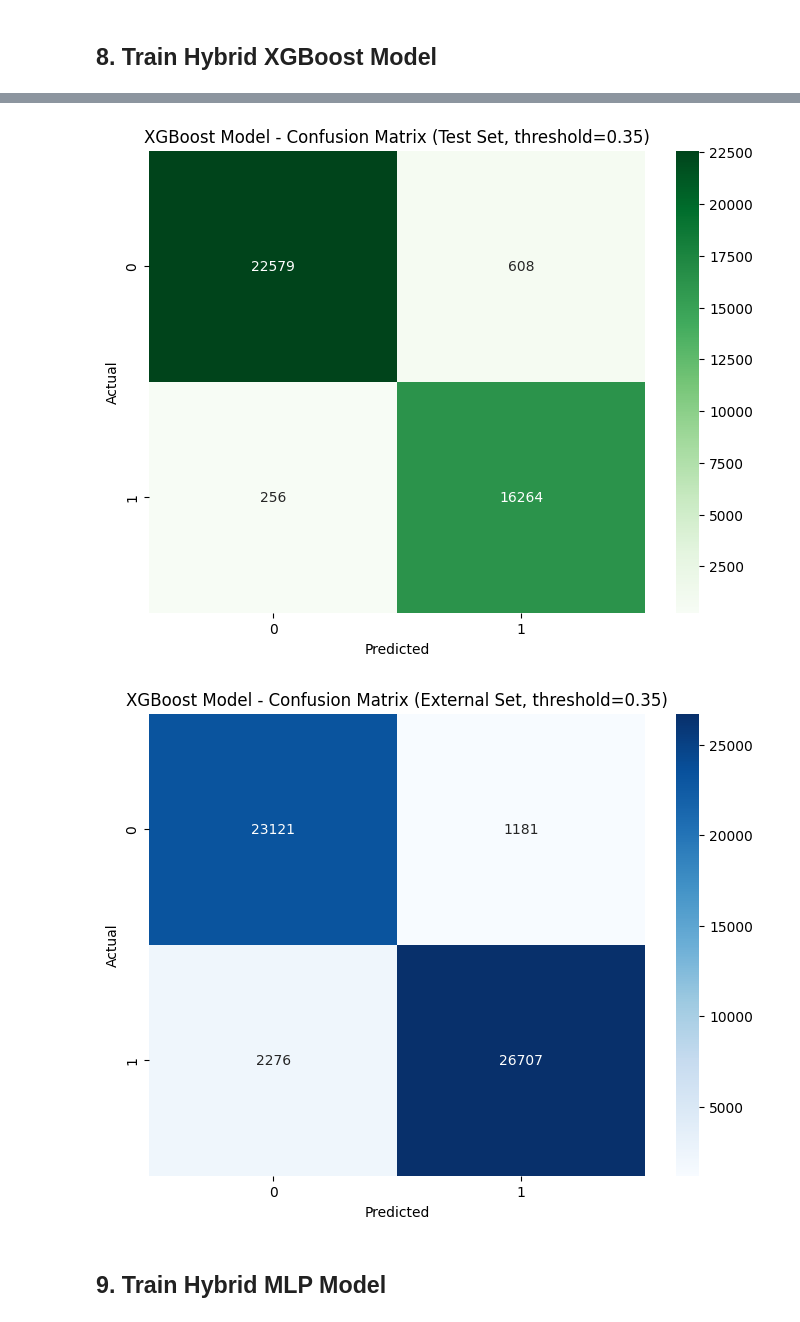
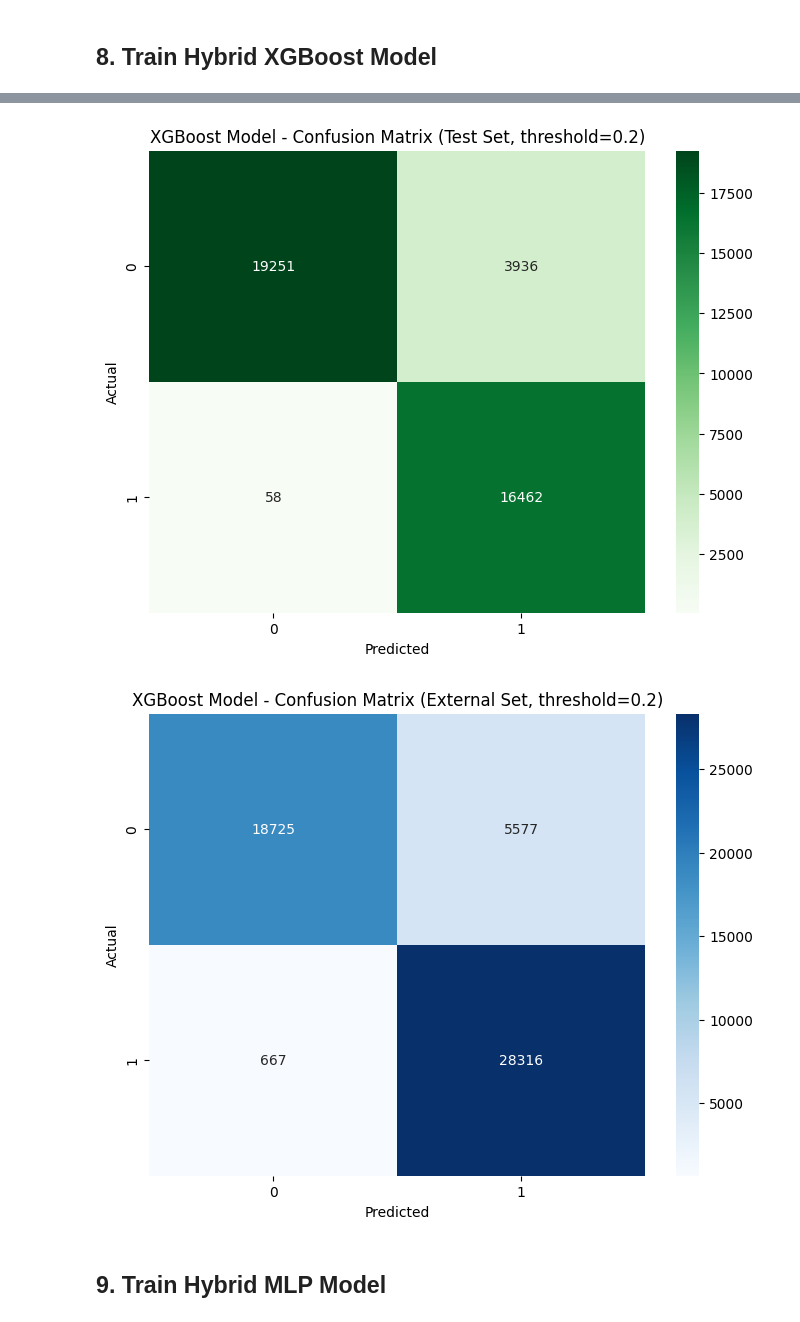
Before and after one commit to Latandu/PhishStop, a Jupyter notebook: app/models/train_models_with_wandb.ipynb, the cells around one changed output, grey strips where cells are left out. Drawn from its saved outputs; the diff is of its cells as text; code cells hidden in the pictures.

```diff
--- a/app/models/train_models_with_wandb.ipynb
+++ b/app/models/train_models_with_wandb.ipynb
@@ -492,9 +501,7 @@ print(f"Combined feature shape: {X_xgb_train.shape}")
 print(f"  Full embeddings: {X_emb_train.shape[1]}")
 print(f"  Engineered features: {features_train.shape[1]}")
 
-# AGGRESSIVE: Calculate scale_pos_weight to penalize False Negatives
-scale_pos_weight = config['class_weight_ratio']
-print(f"\n Using scale_pos_weight: {scale_pos_weight} (penalizes missing phishing emails)")
+scale_pos_weight = config['xgb_scale_pos_weight']
 
 # Train XGBoost with WandB callback
 xgb_clf = xgb.XGBClassifier(
@@ -504,7 +511,7 @@ xgb_clf = xgb.XGBClassifier(
     min_child_weight=config["xgb_min_child_weight"],
     subsample=config["xgb_subsample"],
     colsample_bytree=config["xgb_colsample_bytree"],
-    scale_pos_weight=scale_pos_weight,  # AGGRESSIVE: Penalize False Negatives
+    scale_pos_weight=scale_pos_weight,
     random_state=config["random_seed"],
     eval_metric=["logloss", "auc"],
     early_stopping_rounds=config["xgb_early_stopping"],
@@ -518,13 +525,12 @@ xgb_clf.fit(
     verbose=10
 )
 
-# AGGRESSIVE: Use lower threshold for phishing classification
-phishing_threshold = config['phishing_threshold']
-print(f"\n Using phishing threshold: {phishing_threshold} (default is 0.5)")
+phishing_threshold = config['xgb_threshold']
+print(f"\nUsing threshold: {phishing_threshold}")
 
 # Evaluate on test set
 y_proba_test_xgb = xgb_clf.predict_proba(X_xgb_test)[:, 1]
-y_pred_test_xgb = (y_proba_test_xgb >= phishing_threshold).astype(int)  # AGGRESSIVE threshold
+y_pred_test_xgb = (y_proba_test_xgb >= phishing_threshold).astype(int)
 
 xgb_test_metrics = {
     'accuracy': accuracy_score(y_test, y_pred_test_xgb),
@@ -534,13 +540,9 @@ xgb_test_metrics = {
     'roc_auc': roc_auc_score(y_test, y_proba_test_xgb)
 }
 
-print(f"\nTest Set Metrics (threshold={phishing_threshold}):")
-for metric, value in xgb_test_metrics.items():
-    print(f"  {metric}: {value:.4f}")
-
 # Evaluate on external set
 y_proba_ext_xgb = xgb_clf.predict_proba(X_xgb_external)[:, 1]
-y_pred_ext_xgb = (y_proba_ext_xgb >= phishing_threshold).astype(int)  # AGGRESSIVE threshold
+y_pred_ext_xgb = (y_proba_ext_xgb >= phishing_threshold).astype(int)
 
 xgb_external_metrics = {
     'accuracy': accuracy_score(y_external, y_pred_ext_xgb),
@@ -550,9 +552,20 @@ xgb_external_metrics = {
     'roc_auc': roc_auc_score(y_external, y_proba_ext_xgb)
 }
 
-print(f"\nExternal Set Metrics (threshold={phishing_threshold}):")
-for metric, value in xgb_external_metrics.items():
-    print(f"  {metric}: {value:.4f}")
+print(f"\n XGBoost Hybrid Model (threshold={phishing_threshold})")
+print(f"\nTest Set Performance:")
+print(f"  Accuracy:  {xgb_test_metrics['accuracy']:.4f}")
+print(f"  Precision: {xgb_test_metrics['precision']:.4f}")
+print(f"  Recall:    {xgb_test_metrics['recall']:.4f}")
+print(f"  F1 Score:  {xgb_test_metrics['f1']:.4f}")
+print(f"  ROC-AUC:   {xgb_test_metrics['roc_auc']:.4f}")
+
+print(f"\nExternal Validation:")
+print(f"  Accuracy:  {xgb_external_metrics['accuracy']:.4f}")
+print(f"  Precision: {xgb_external_metrics['precision']:.4f}")
+print(f"  Recall:    {xgb_external_metrics['recall']:.4f}")
+print(f"  F1 Score:  {xgb_external_metrics['f1']:.4f}")
+print(f"  ROC-AUC:   {xgb_external_metrics['roc_auc']:.4f}")
 
 # Log to WandB
 wandb.log({
@@ -574,7 +587,7 @@ feature_names = [f"emb_{i}" for i in range(X_emb_train.shape[1])] + numeric_feat
 importance = xgb_clf.feature_importances_
 feature_importance = sorted(zip(feature_names, importance), key=lambda x: x[1], reverse=True)
 
-print("\nTop 20 Important Features:")
+print(f"\nTop 20 most important features:")
 for i, (name, imp) in enumerate(feature_importance[:20], 1):
     print(f"{i:2d}. {name:<30s} {imp:.6f}")
 
@@ -630,5 +643,5 @@ Training XGBoost...
-[figure, old version]
+[figure, new version]
-[figure, old version]
+[figure, new version]
 # %% [markdown]
 ## 9. Train Hybrid MLP Model
 # %%
```
Also changed, not shown: parts of 11 cells of this notebook, 9 other files.
